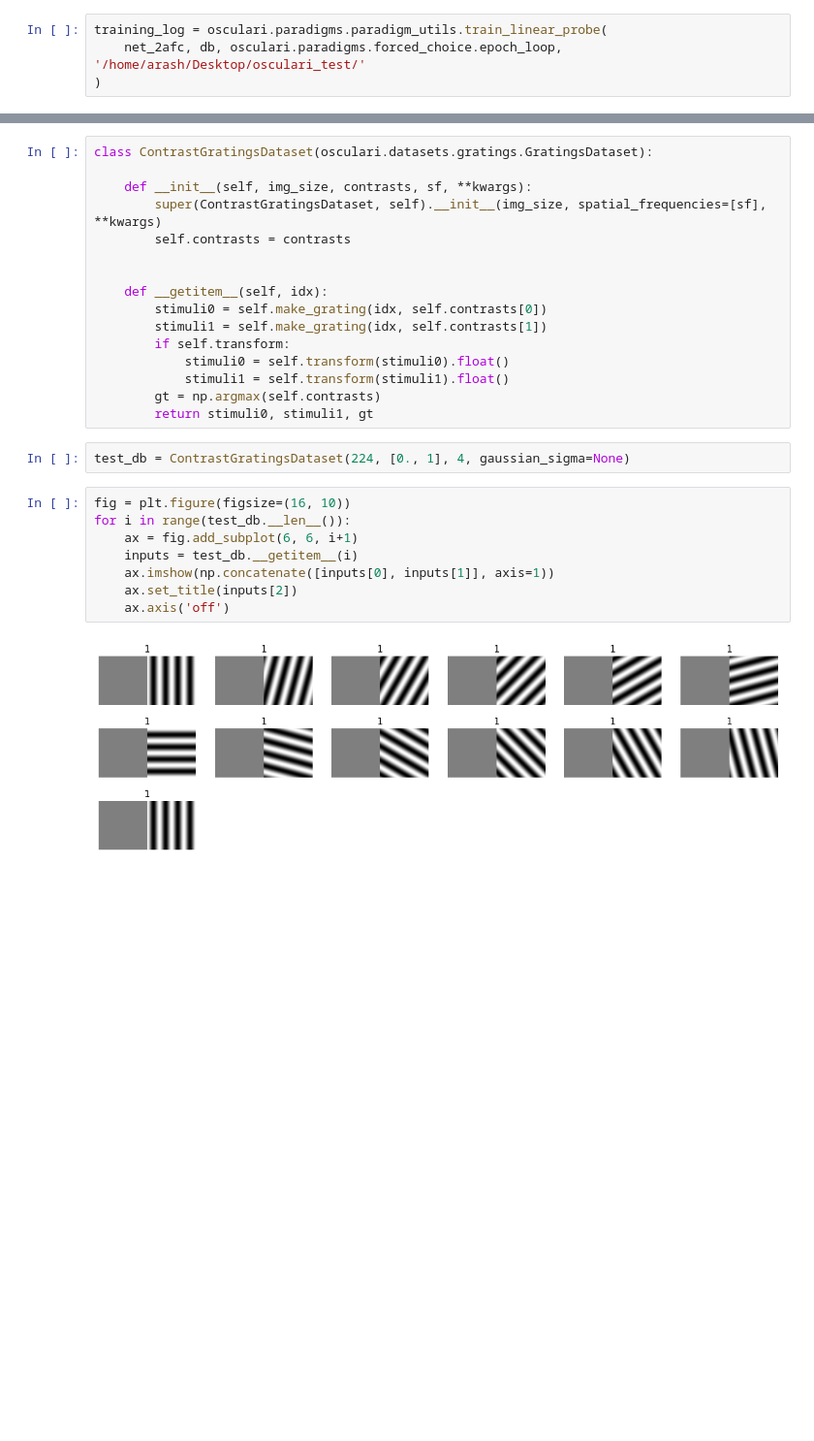
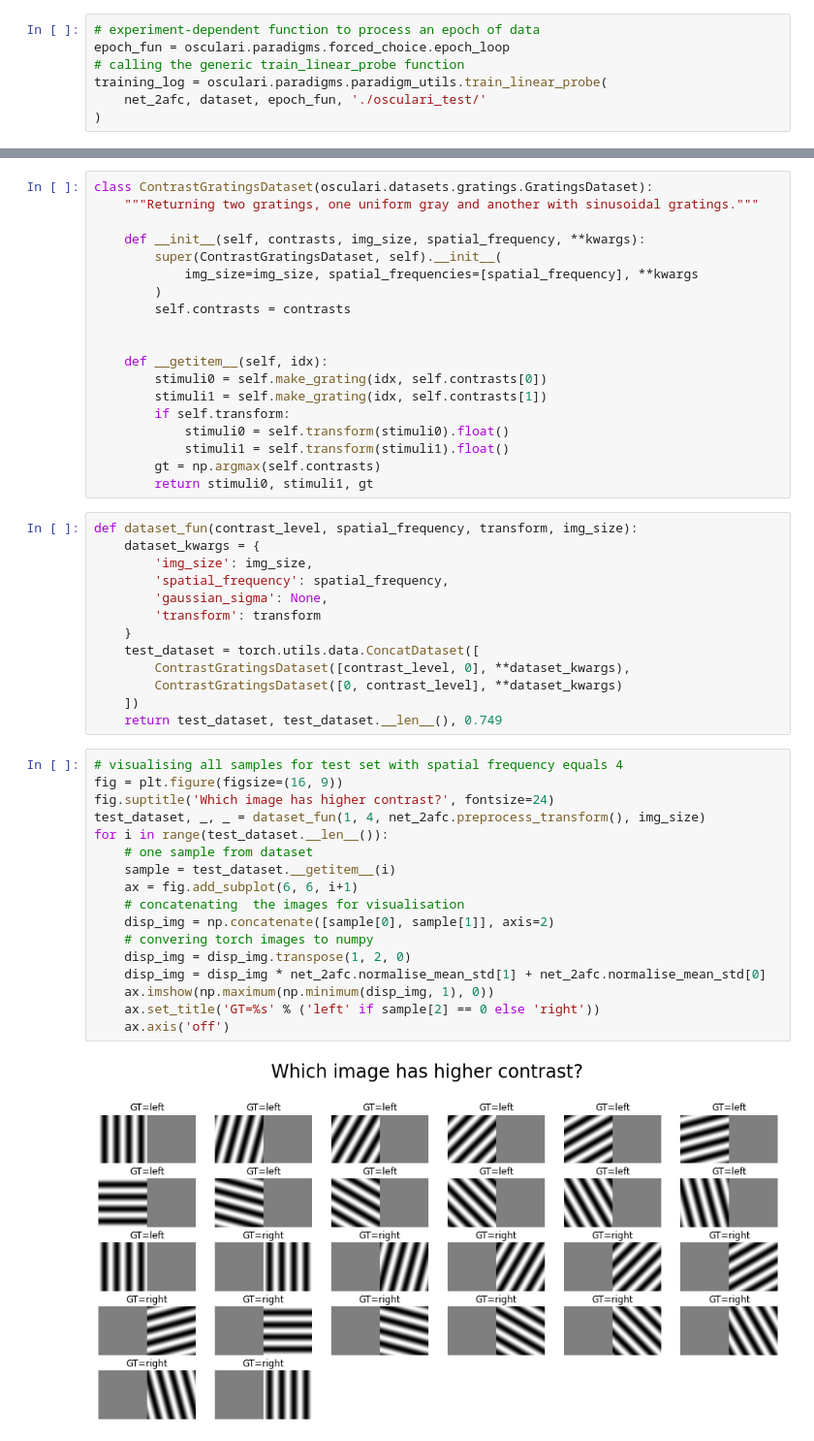
Before and after one commit to ArashAkbarinia/osculari, a Jupyter notebook: docs/source/notebooks/quick_start.ipynb, the cells around one changed output, grey strips where cells are left out. Shown: that part at 97% size. Cells and saved outputs as stored; diff of their text form; blank space fills up the shorter version.

```diff
--- a/docs/source/notebooks/quick_start.ipynb
+++ b/docs/source/notebooks/quick_start.ipynb
@@ -59,5 +109,8 @@ db = osculari.datasets.geometrical_shapes.ShapeAppearanceDataset(
 # %%
+# experiment-dependent function to process an epoch of data
+epoch_fun = osculari.paradigms.forced_choice.epoch_loop
+# calling the generic train_linear_probe function
 training_log = osculari.paradigms.paradigm_utils.train_linear_probe(
-    net_2afc, db, osculari.paradigms.forced_choice.epoch_loop, '/home/arash/Desktop/osculari_test/'
+    net_2afc, dataset, epoch_fun, './osculari_test/'
 )
 # %% [output]
@@ -76,8 +133,11 @@ training_log = osculari.paradigms.paradigm_utils.train_linear_probe(
 # %%
 class ContrastGratingsDataset(osculari.datasets.gratings.GratingsDataset):
+    """Returning two gratings, one uniform gray and another with sinusoidal gratings."""
 
-    def __init__(self, img_size, contrasts, sf, **kwargs):
-        super(ContrastGratingsDataset, self).__init__(img_size, spatial_frequencies=[sf], **kwargs)
+    def __init__(self, contrasts, img_size, spatial_frequency, **kwargs):
+        super(ContrastGratingsDataset, self).__init__(
+            img_size=img_size, spatial_frequencies=[spatial_frequency], **kwargs
+        )
         self.contrasts = contrasts
 
 
@@ -90,14 +150,34 @@ class ContrastGratingsDataset(osculari.datasets.gratings.GratingsDataset):
         gt = np.argmax(self.contrasts)
         return stimuli0, stimuli1, gt
 # %%
-test_db = ContrastGratingsDataset(224, [0., 1], 4, gaussian_sigma=None)
+def dataset_fun(contrast_level, spatial_frequency, transform, img_size):
+    dataset_kwargs = {
+        'img_size': img_size,
+        'spatial_frequency': spatial_frequency,
+        'gaussian_sigma': None,
+        'transform': transform
+    }
+    test_dataset = torch.utils.data.ConcatDataset([
+        ContrastGratingsDataset([contrast_level, 0], **dataset_kwargs),
+        ContrastGratingsDataset([0, contrast_level], **dataset_kwargs)
+    ])
+    return test_dataset, test_dataset.__len__(), 0.749
 # %%
-fig = plt.figure(figsize=(16, 10))
-for i in range(test_db.__len__()):
+# visualising all samples for test set with spatial frequency equals 4
+fig = plt.figure(figsize=(16, 9))
+fig.suptitle('Which image has higher contrast?', fontsize=24)
+test_dataset, _, _ = dataset_fun(1, 4, net_2afc.preprocess_transform(), img_size)
+for i in range(test_dataset.__len__()):
+    # one sample from dataset
+    sample = test_dataset.__getitem__(i)
     ax = fig.add_subplot(6, 6, i+1)
-    inputs = test_db.__getitem__(i)
-    ax.imshow(np.concatenate([inputs[0], inputs[1]], axis=1))
-    ax.set_title(inputs[2])
+    # concatenating  the images for visualisation
+    disp_img = np.concatenate([sample[0], sample[1]], axis=2)
+    # convering torch images to numpy
+    disp_img = disp_img.transpose(1, 2, 0)
+    disp_img = disp_img * net_2afc.normalise_mean_std[1] + net_2afc.normalise_mean_std[0]
+    ax.imshow(np.maximum(np.minimum(disp_img, 1), 0))
+    ax.set_title('GT=%s' % ('left' if sample[2] == 0 else 'right'))
     ax.axis('off')
 # %% [output]
-[figure, old version]
+[figure, new version]
```
Also changed, not shown: parts of 17 cells of this notebook, 3 other files.
